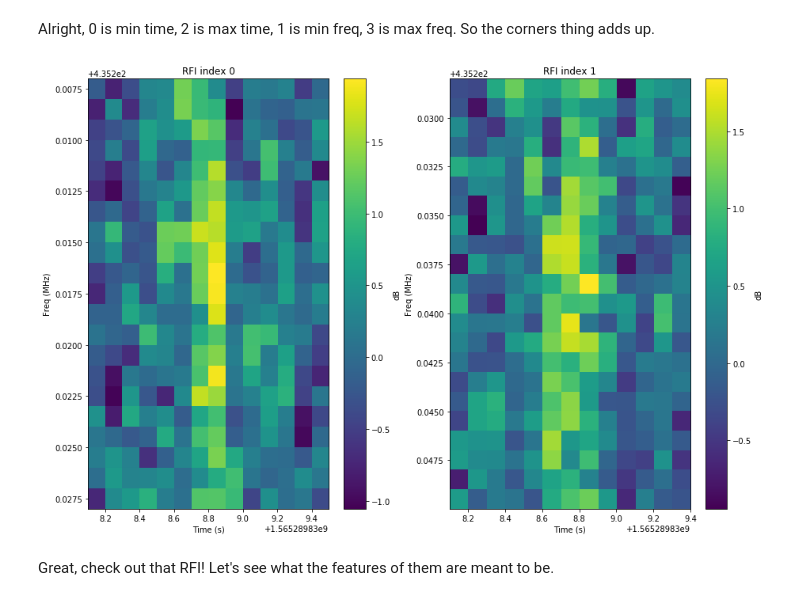
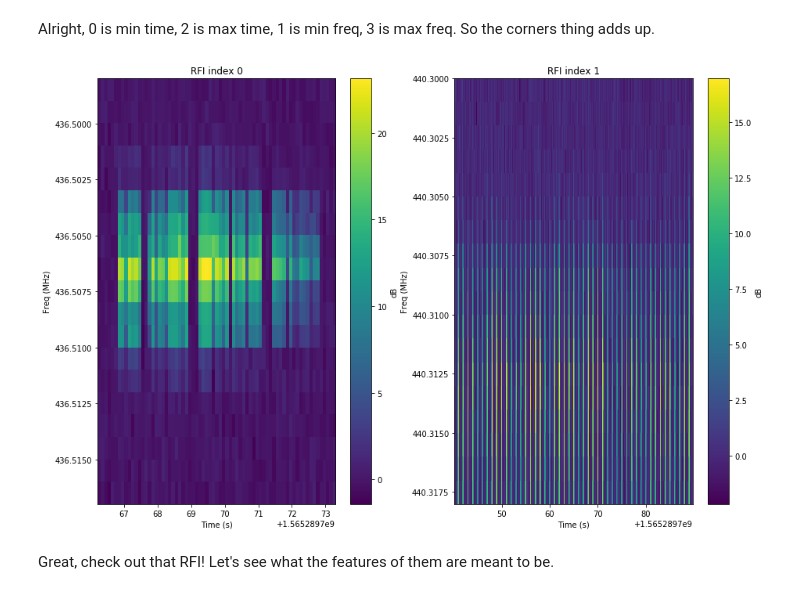
Before and after one commit to mistic-lab/IPSW-RFI, a Jupyter notebook: data/Exploring the data structure.ipynb, the cells around one changed output. Cells and saved outputs as stored; diff of their text form; code cells hidden in the pictures.

```diff
--- a/data/Exploring the data structure.ipynb
+++ b/data/Exploring the data structure.ipynb
@@ -139,36 +139,38 @@ num_to_plot = 2
 margin = 5
 fig, ax = plt.subplots(1, 2, figsize=(15,10))
 for i in range(num_to_plot):
+    i=i+1 # just to find some interesting ones
     x1, y1, x2, y2 = np.round(merged_detections[:,i])
 #     print("y1: {}, y2: {}, x1: {}, x2: {}".format(y1, y2, x1, x2))
 
     x1 = int(np.clip(x1-margin, 0, times.shape[0]-1))
     x2 = int(np.clip(x2+margin, 0, times.shape[0]-1))
-    y1 = int(np.clip(y1-margin, 0, times.shape[0]-1))
-    y2 = int(np.clip(y2+margin, 0, times.shape[0]-1))
+    y1 = int(np.clip(y1-margin, 0, freqs.shape[0]-1))
+    y2 = int(np.clip(y2+margin, 0, freqs.shape[0]-1))
 #     print("y1: {}, y2: {}, x1: {}, x2: {}".format(y1, y2, x1, x2))
 
     t1 = times[x1]
     t2 = times[x2]
     f1 = freqs[y1]
     f2 = freqs[y2]
 #     print("f1: {}, f2: {}, t1: {}, t2: {}".format(f1,f2,t1,t2))
 
     extents = [t1, t2, f2/1e6, f1/1e6]
     t1 = math.floor(t1)
     t2 = math.ceil(t2)
     f1 = math.floor(f1)
     f2 = math.ceil(f2)
 #     print("f1: {}, f2: {}, t1: {}, t2: {}".format(f1,f2,t1,t2))
 
+    i=i-1 # undoing for the plotting
     rfi = 10.*np.log10(psd[y1:y2,x1:x2])
     im = ax[i].imshow(rfi, extent=extents, aspect='auto', interpolation='none')
     ax[i].set_xlabel('Time (s)')
     ax[i].set_ylabel('Freq (MHz)')
     fig.colorbar(im, label='dB', ax=ax[i], orientation='vertical')
     ax[i].set_title('RFI index {}'.format(i))
 # %% [output]
-[figure, old version]
+[figure, new version]
 # %% [markdown]
 Great, check out that RFI! Let's see what the features of them are meant to be.
 # %%
```
Also changed, not shown: parts of 8 cells of this notebook.
